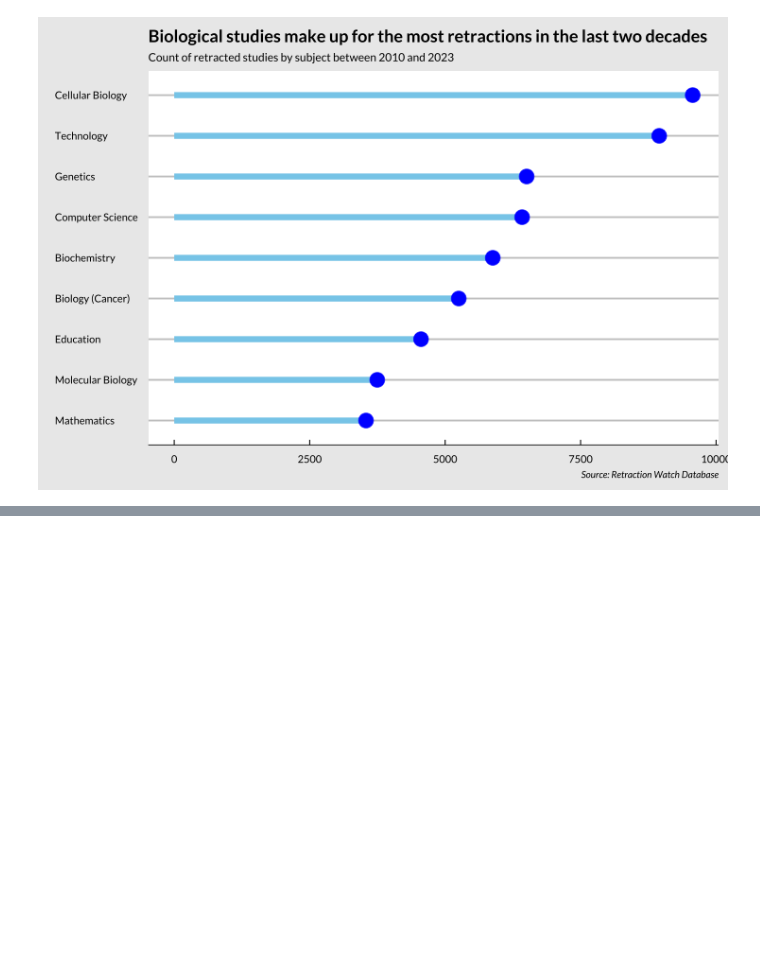
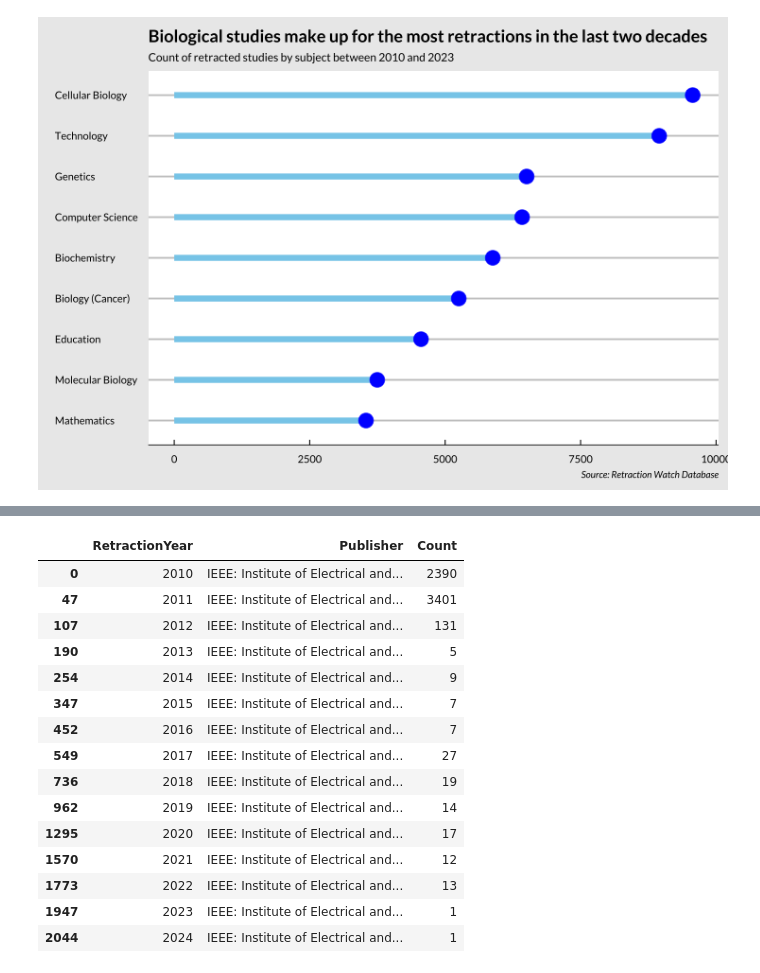
Before and after one commit to hazel-gandhi/academic-retractions-analysis, a Jupyter notebook: retraction-watch.ipynb, the cells around one changed output, grey strips where cells are left out. Saved outputs shown, nothing was run; the diff lists cells and outputs as text; code cells hidden in the pictures; blank space fills up the shorter version.

```diff
--- a/retraction-watch.ipynb
+++ b/retraction-watch.ipynb
@@ -498,0 +540,20 @@ ggplot(top_10_filtered) +
+# %%
+
+publisher_df[publisher_df['Publisher'] == 'IEEE: Institute of Electrical and Electronics Engineers']
+# %% [output]
+|  | RetractionYear | Publisher | Count |
+| 0 | 2010 | IEEE: Institute of Electrical and... | 2390 |
+| 47 | 2011 | IEEE: Institute of Electrical and... | 3401 |
+| 107 | 2012 | IEEE: Institute of Electrical and... | 131 |
+| 190 | 2013 | IEEE: Institute of Electrical and... | 5 |
+| 254 | 2014 | IEEE: Institute of Electrical and... | 9 |
+| 347 | 2015 | IEEE: Institute of Electrical and... | 7 |
+| 452 | 2016 | IEEE: Institute of Electrical and... | 7 |
+| 549 | 2017 | IEEE: Institute of Electrical and... | 27 |
+| 736 | 2018 | IEEE: Institute of Electrical and... | 19 |
+| 962 | 2019 | IEEE: Institute of Electrical and... | 14 |
+| 1295 | 2020 | IEEE: Institute of Electrical and... | 17 |
+| 1570 | 2021 | IEEE: Institute of Electrical and... | 12 |
+| 1773 | 2022 | IEEE: Institute of Electrical and... | 13 |
+| 1947 | 2023 | IEEE: Institute of Electrical and... | 1 |
+| 2044 | 2024 | IEEE: Institute of Electrical and... | 1 |
```
Also changed, not shown: parts of 7 cells of this notebook, 8 other files.
